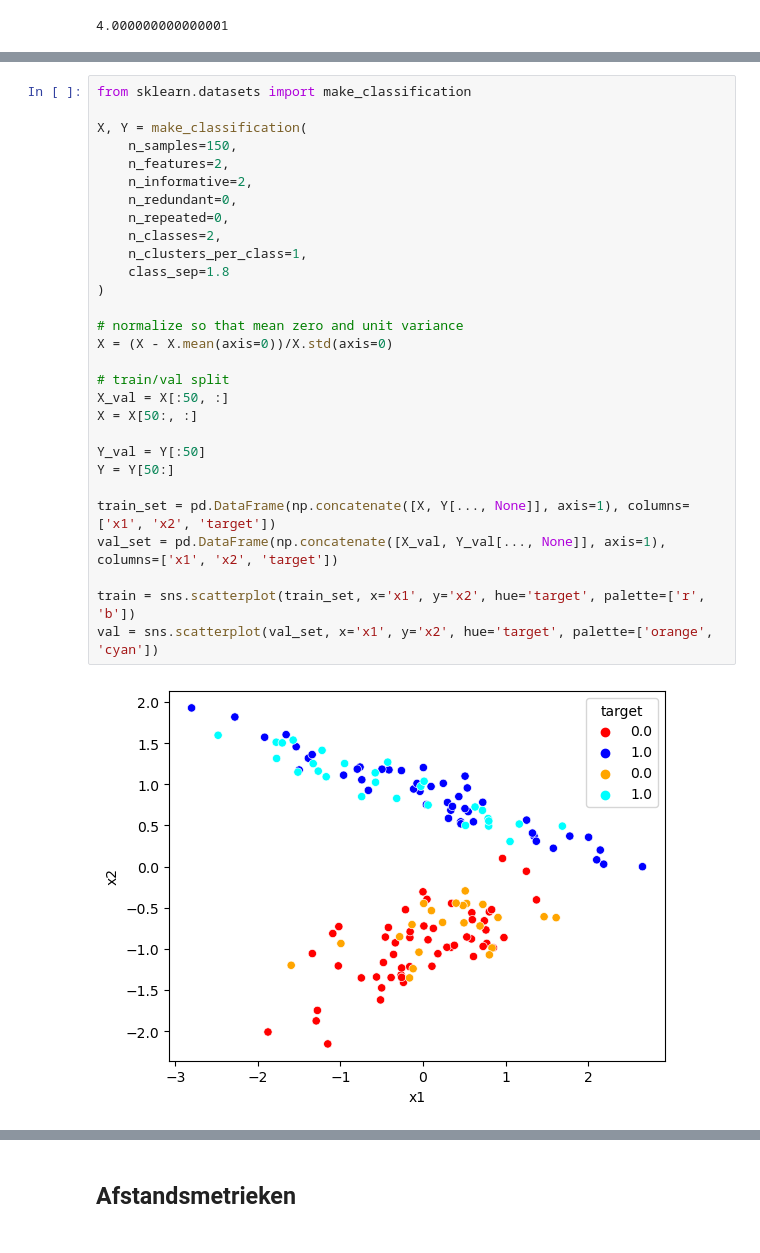
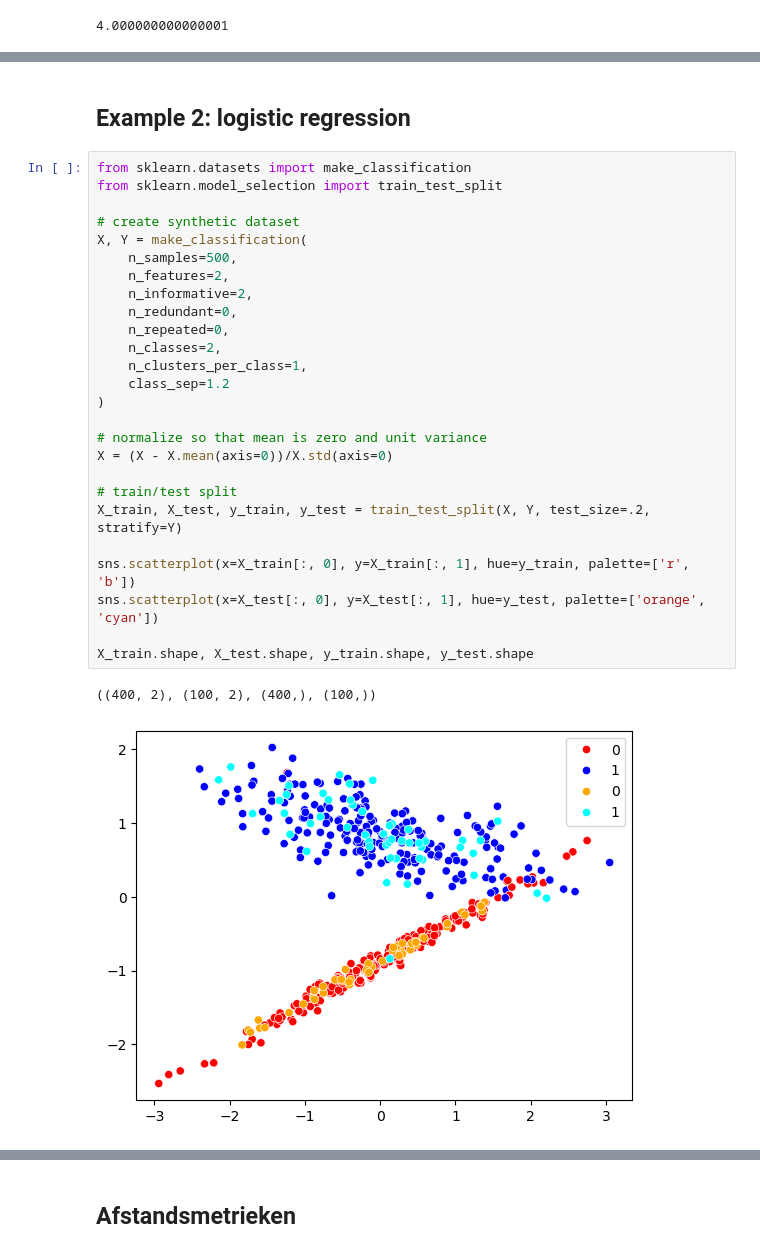
Before and after one commit to Janko-dev/ZM004-2324-data-science, a Jupyter notebook: ds_dc4.ipynb, the cells around one changed output, grey strips where cells are left out. Cells and saved outputs as stored; diff of their text form.

```diff
--- a/ds_dc4.ipynb
+++ b/ds_dc4.ipynb
@@ -140,31 +162,31 @@ plt.legend()
+# %% [markdown]
+## Example 2: logistic regression
 # %%
 from sklearn.datasets import make_classification
+from sklearn.model_selection import train_test_split
 
+# create synthetic dataset
 X, Y = make_classification(
-    n_samples=150,
+    n_samples=500,
     n_features=2,
     n_informative=2,
     n_redundant=0,
     n_repeated=0,
     n_classes=2,
     n_clusters_per_class=1,
-    class_sep=1.8
+    class_sep=1.2
 )
 
-# normalize so that mean zero and unit variance
+# normalize so that mean is zero and unit variance
 X = (X - X.mean(axis=0))/X.std(axis=0)
 
-# train/val split
-X_val = X[:50, :]
-X = X[50:, :]
+# train/test split
+X_train, X_test, y_train, y_test = train_test_split(X, Y, test_size=.2, stratify=Y)
 
-Y_val = Y[:50]
-Y = Y[50:]
+sns.scatterplot(x=X_train[:, 0], y=X_train[:, 1], hue=y_train, palette=['r', 'b'])
+sns.scatterplot(x=X_test[:, 0], y=X_test[:, 1], hue=y_test, palette=['orange', 'cyan'])
 
-train_set = pd.DataFrame(np.concatenate([X, Y[..., None]], axis=1), columns=['x1', 'x2', 'target'])
-val_set = pd.DataFrame(np.concatenate([X_val, Y_val[..., None]], axis=1), columns=['x1', 'x2', 'target'])
-
-train = sns.scatterplot(train_set, x='x1', y='x2', hue='target', palette=['r', 'b'])
-val = sns.scatterplot(val_set, x='x1', y='x2', hue='target', palette=['orange', 'cyan'])
+X_train.shape, X_test.shape, y_train.shape, y_test.shape
 # %% [output]
+((400, 2), (100, 2), (400,), (100,))
-[figure, old version]
+[figure, new version]
```
Also changed, not shown: parts of 32 cells of this notebook.
